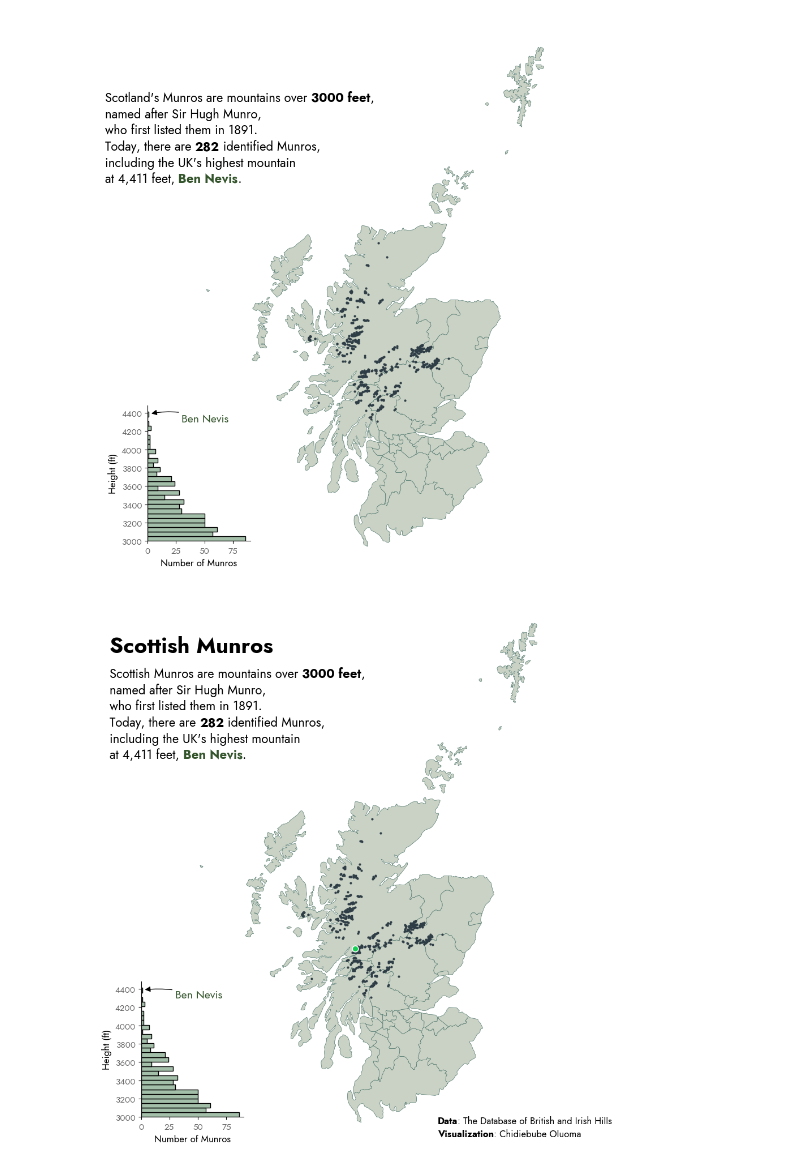
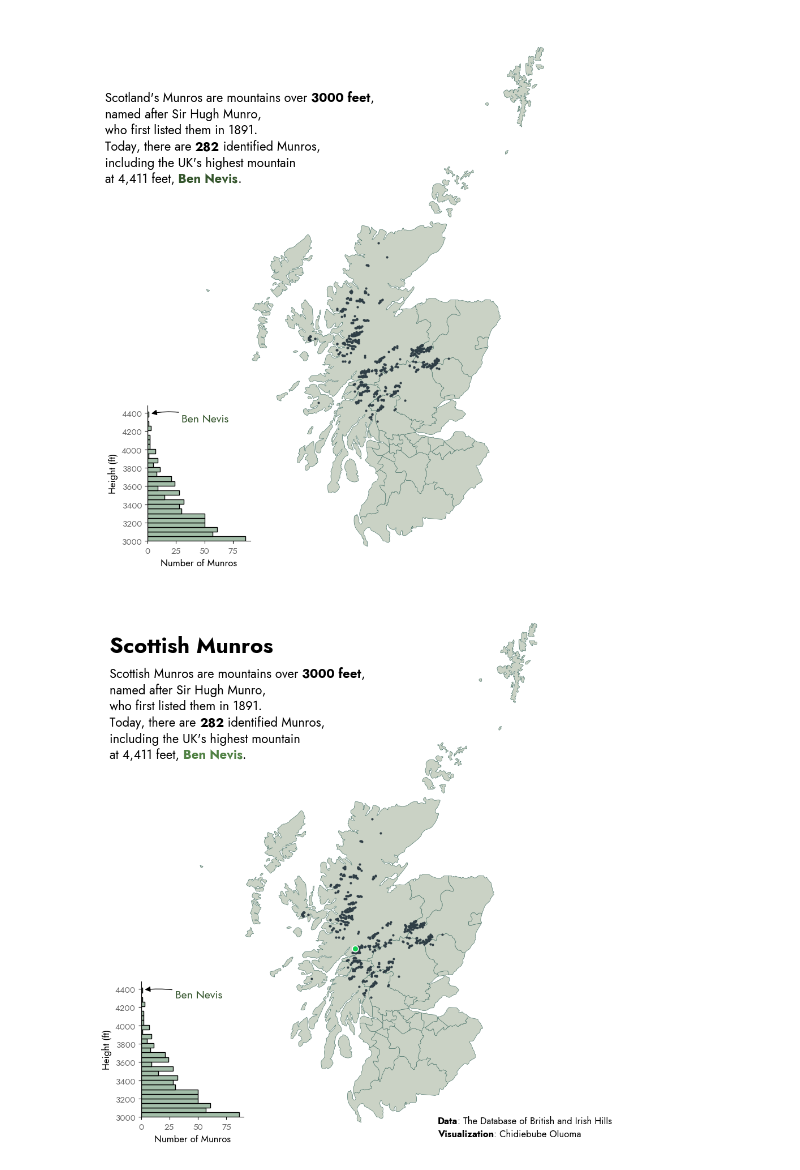
Before and after one commit to Peplinn/visualizations, a Jupyter notebook: tidytuesday/scottish-munros/playground.ipynb, the cells around one changed output. Saved outputs shown, nothing was run; the diff lists cells and outputs as text; code cells hidden in the pictures.

```diff
--- a/tidytuesday/scottish-munros/playground.ipynb
+++ b/tidytuesday/scottish-munros/playground.ipynb
@@ -719,33 +719,33 @@ fig_text(
         # {"fontproperties": jost_font_bold},
         {"fontproperties": jost_font_bold},
         {"fontproperties": jost_font_bold},
-        {"fontproperties": jost_font_bold, "color": '#34552C'},
+        {"fontproperties": jost_font_bold, "color": "#508144"},
     ]
 )
 
 fig_text(
     0.07, 0.9, plot_title,
     ha='left', va='center',
     fontsize=28,
     color='black',
     fontproperties = jost_font_bold,
 )
 
 fig_text(
     0.65, 0.05,
     credit_text,
     ha='left', va='center',
     fontsize=12,
     color='black',
     fontproperties = jost_font,
     highlight_textprops=[
         {"fontproperties": jost_font_bold},
         {"fontproperties": jost_font_bold},
     ]
 )
 
 plt.tight_layout()
 plt.savefig("scottish_munros.png")
 plt.show()
 # %% [output]
-[figure, old version]
+[figure, new version]
```
Also changed, not shown: 1 other file.
